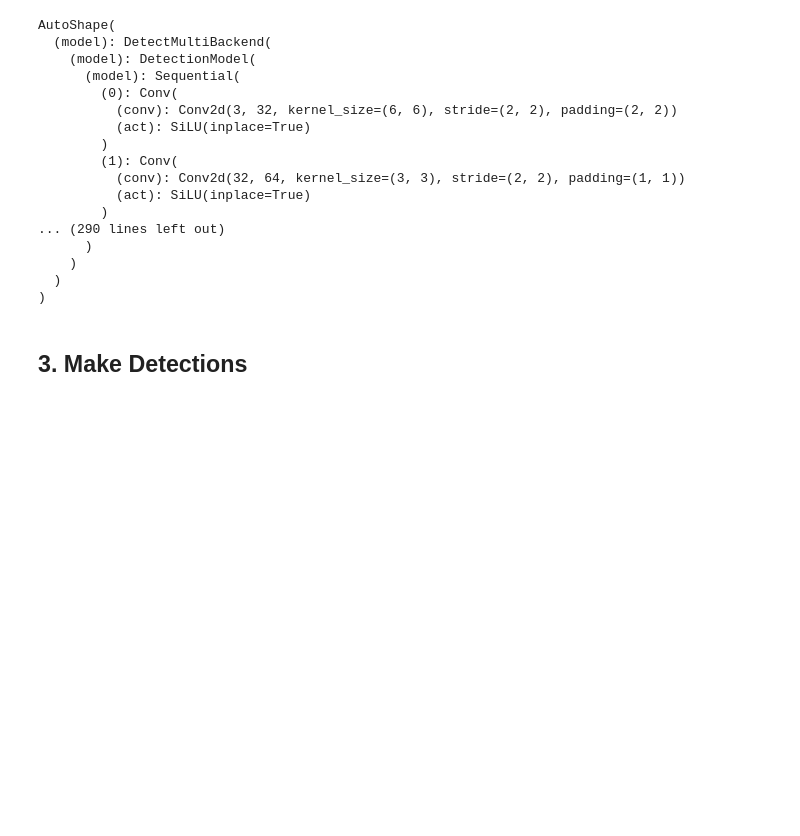
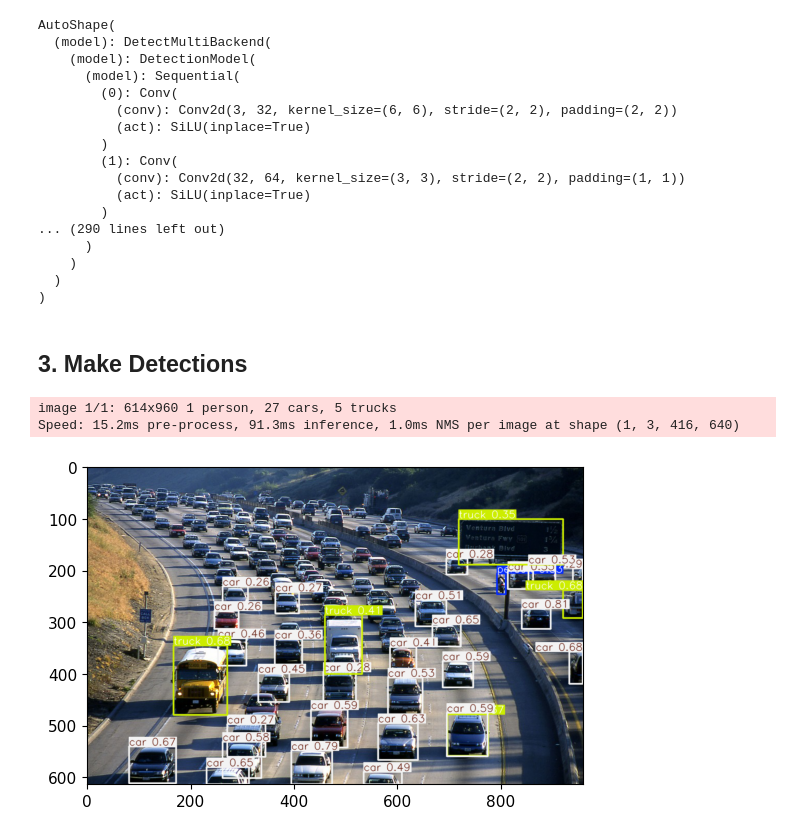
Before and after one commit to vuphuong1794/Driver-Drowsiness-Detection, a Jupyter notebook: sleepDetec.ipynb, the cells around one changed output. Drawn from its saved outputs; the diff is of its cells as text; code cells hidden in the pictures; blank space fills up the shorter version.

Commit message:
make detection with image

```diff
--- a/sleepDetec.ipynb
+++ b/sleepDetec.ipynb
@@ -85,3 +83,23 @@ AutoShape(
 )
 # %% [markdown]
 ## 3. Make Detections
+# %%
+url = 'https://www.its.ucla.edu/wp-content/uploads/sites/6/2018/01/los-angeles-1396606_960_720.jpg'
+# %%
+response = requests.get(url)
+if response.status_code == 200:
+    img = Image.open(BytesIO(response.content))  # Chuyển thành PIL.Image
+else:
+    raise Exception("Không thể tải ảnh từ URL")
+# %%
+results = model(img)
+results.print()
+# %% [output]
+image 1/1: 614x960 1 person, 27 cars, 5 trucks
+Speed: 15.2ms pre-process, 91.3ms inference, 1.0ms NMS per image at shape (1, 3, 416, 640)
+# %%
+%matplotlib inline
+plt.imshow(np.squeeze(results.render()))
+plt.show()
+# %% [output]
+[figure, added]
```
Also changed, not shown: parts of 2 cells of this notebook.
